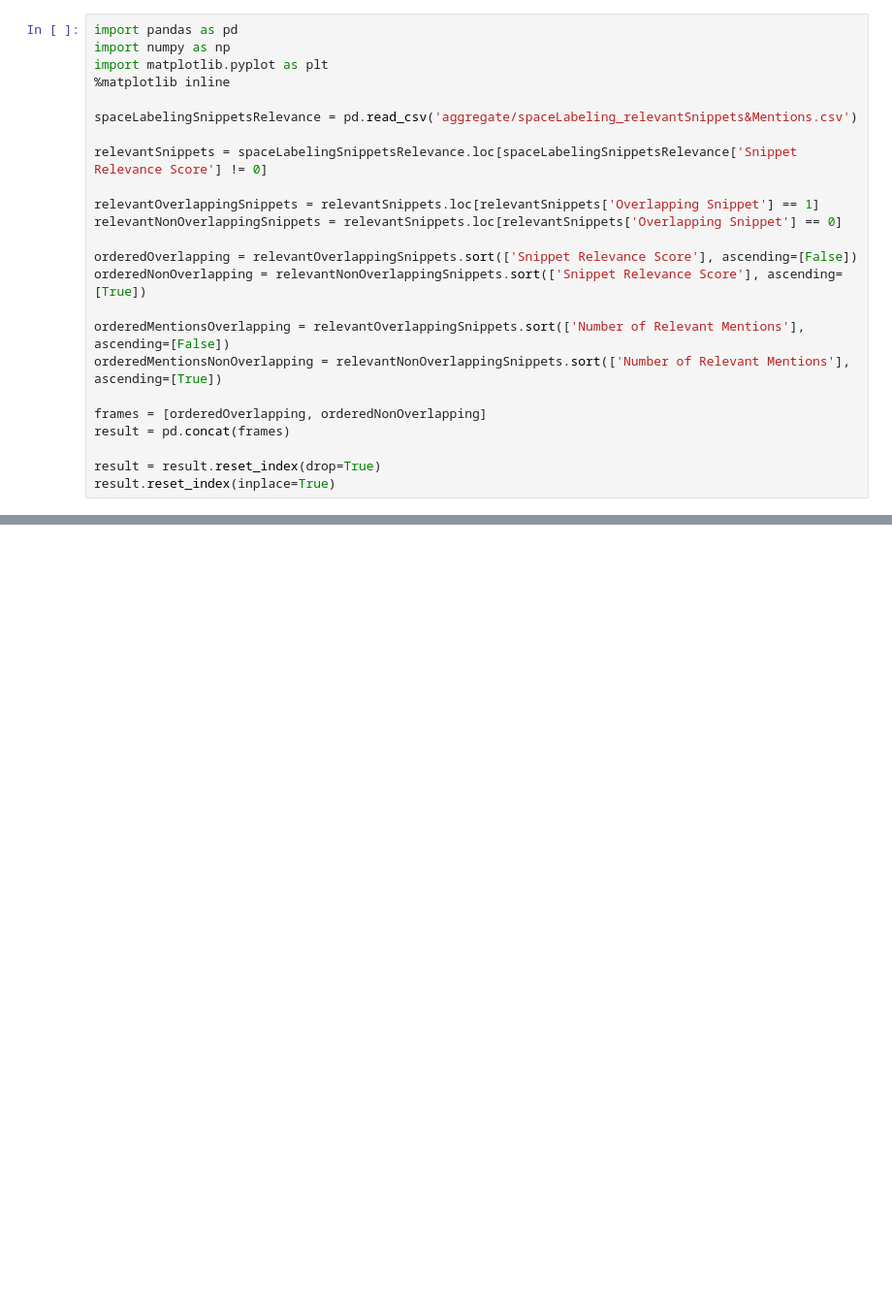
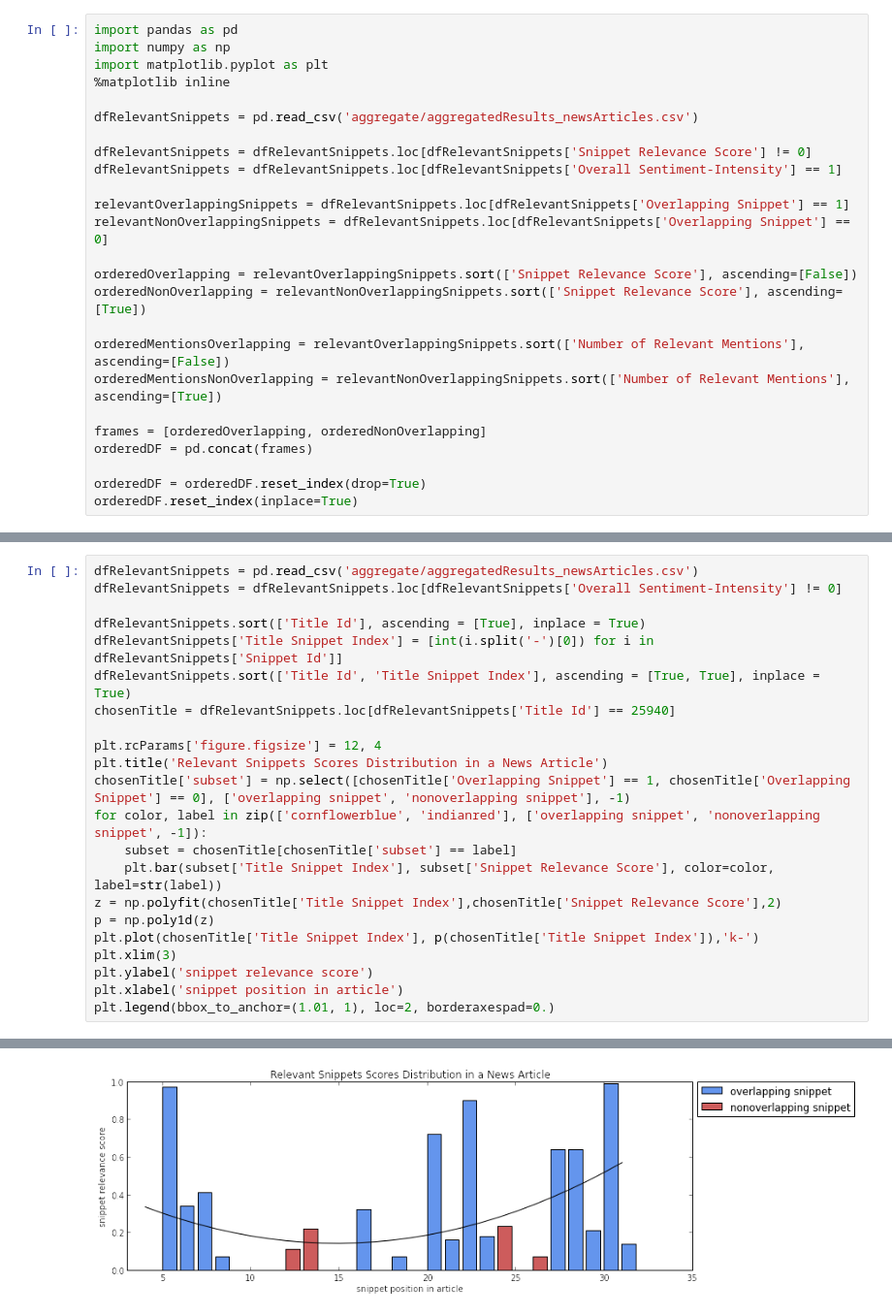
Before and after one commit to CrowdTruth/Salience-In-News-And-Tweets, a Jupyter notebook: Crowdsourcing novelty features for news and tweets.ipynb, the cells around one changed output, grey strips where cells are left out. Shown at 97% size. Cells and saved outputs as stored; diff of their text form; blank space fills up the shorter version.

```diff
--- a/Crowdsourcing novelty features for news and tweets.ipynb
+++ b/Crowdsourcing novelty features for news and tweets.ipynb
@@ -10,12 +101,13 @@ import numpy as np
 import matplotlib.pyplot as plt
 %matplotlib inline
 
-spaceLabelingSnippetsRelevance = pd.read_csv('aggregate/spaceLabeling_relevantSnippets&Mentions.csv')
+dfRelevantSnippets = pd.read_csv('aggregate/aggregatedResults_newsArticles.csv')
 
-relevantSnippets = spaceLabelingSnippetsRelevance.loc[spaceLabelingSnippetsRelevance['Snippet Relevance Score'] != 0]
+dfRelevantSnippets = dfRelevantSnippets.loc[dfRelevantSnippets['Snippet Relevance Score'] != 0]
+dfRelevantSnippets = dfRelevantSnippets.loc[dfRelevantSnippets['Overall Sentiment-Intensity'] == 1]
 
-relevantOverlappingSnippets = relevantSnippets.loc[relevantSnippets['Overlapping Snippet'] == 1]
-relevantNonOverlappingSnippets = relevantSnippets.loc[relevantSnippets['Overlapping Snippet'] == 0]
+relevantOverlappingSnippets = dfRelevantSnippets.loc[dfRelevantSnippets['Overlapping Snippet'] == 1]
+relevantNonOverlappingSnippets = dfRelevantSnippets.loc[dfRelevantSnippets['Overlapping Snippet'] == 0]
 
 orderedOverlapping = relevantOverlappingSnippets.sort(['Snippet Relevance Score'], ascending=[False])
 orderedNonOverlapping = relevantNonOverlappingSnippets.sort(['Snippet Relevance Score'], ascending=[True])
@@ -24,7 +116,7 @@ orderedMentionsOverlapping = relevantOverlappingSnippets.sort(['Number of Releva
 orderedMentionsNonOverlapping = relevantNonOverlappingSnippets.sort(['Number of Relevant Mentions'], ascending=[True])
 
 frames = [orderedOverlapping, orderedNonOverlapping]
-result = pd.concat(frames)
+orderedDF = pd.concat(frames)
 
-result = result.reset_index(drop=True)
-result.reset_index(inplace=True)
+orderedDF = orderedDF.reset_index(drop=True)
+orderedDF.reset_index(inplace=True)
@@ -80,0 +160,23 @@ overallSentiment
+# %%
+dfRelevantSnippets = pd.read_csv('aggregate/aggregatedResults_newsArticles.csv')
+dfRelevantSnippets = dfRelevantSnippets.loc[dfRelevantSnippets['Overall Sentiment-Intensity'] != 0]
+
+dfRelevantSnippets.sort(['Title Id'], ascending = [True], inplace = True)
+dfRelevantSnippets['Title Snippet Index'] = [int(i.split('-')[0]) for i in dfRelevantSnippets['Snippet Id']]
+dfRelevantSnippets.sort(['Title Id', 'Title Snippet Index'], ascending = [True, True], inplace = True)
+chosenTitle = dfRelevantSnippets.loc[dfRelevantSnippets['Title Id'] == 25940]
+
+plt.rcParams['figure.figsize'] = 12, 4
+plt.title('Relevant Snippets Scores Distribution in a News Article')
+chosenTitle['subset'] = np.select([chosenTitle['Overlapping Snippet'] == 1, chosenTitle['Overlapping Snippet'] == 0], ['overlapping snippet', 'nonoverlapping snippet'], -1)
+for color, label in zip(['cornflowerblue', 'indianred'], ['overlapping snippet', 'nonoverlapping snippet', -1]):
+    subset = chosenTitle[chosenTitle['subset'] == label]
+    plt.bar(subset['Title Snippet Index'], subset['Snippet Relevance Score'], color=color, label=str(label))
+z = np.polyfit(chosenTitle['Title Snippet Index'],chosenTitle['Snippet Relevance Score'],2)
+p = np.poly1d(z)
+plt.plot(chosenTitle['Title Snippet Index'], p(chosenTitle['Title Snippet Index']),'k-')
+plt.xlim(3)
+plt.ylabel('snippet relevance score')
+plt.xlabel('snippet position in article')
+plt.legend(bbox_to_anchor=(1.01, 1), loc=2, borderaxespad=0.)
+# %% [output]
@@ -80,0 +184 @@ overallSentiment
+[figure, added]
```
Also changed, not shown: parts of 21 cells of this notebook, 38 other files.
